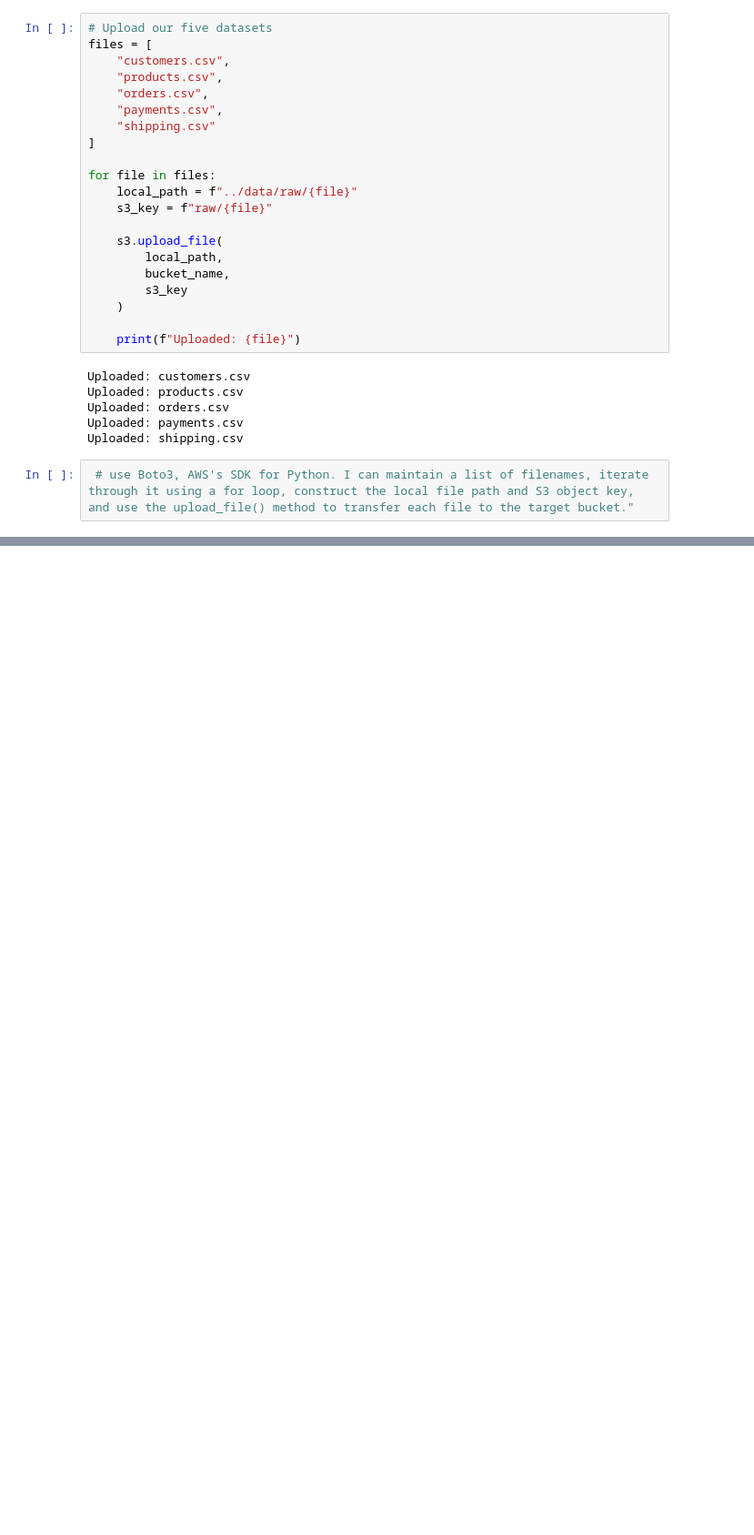
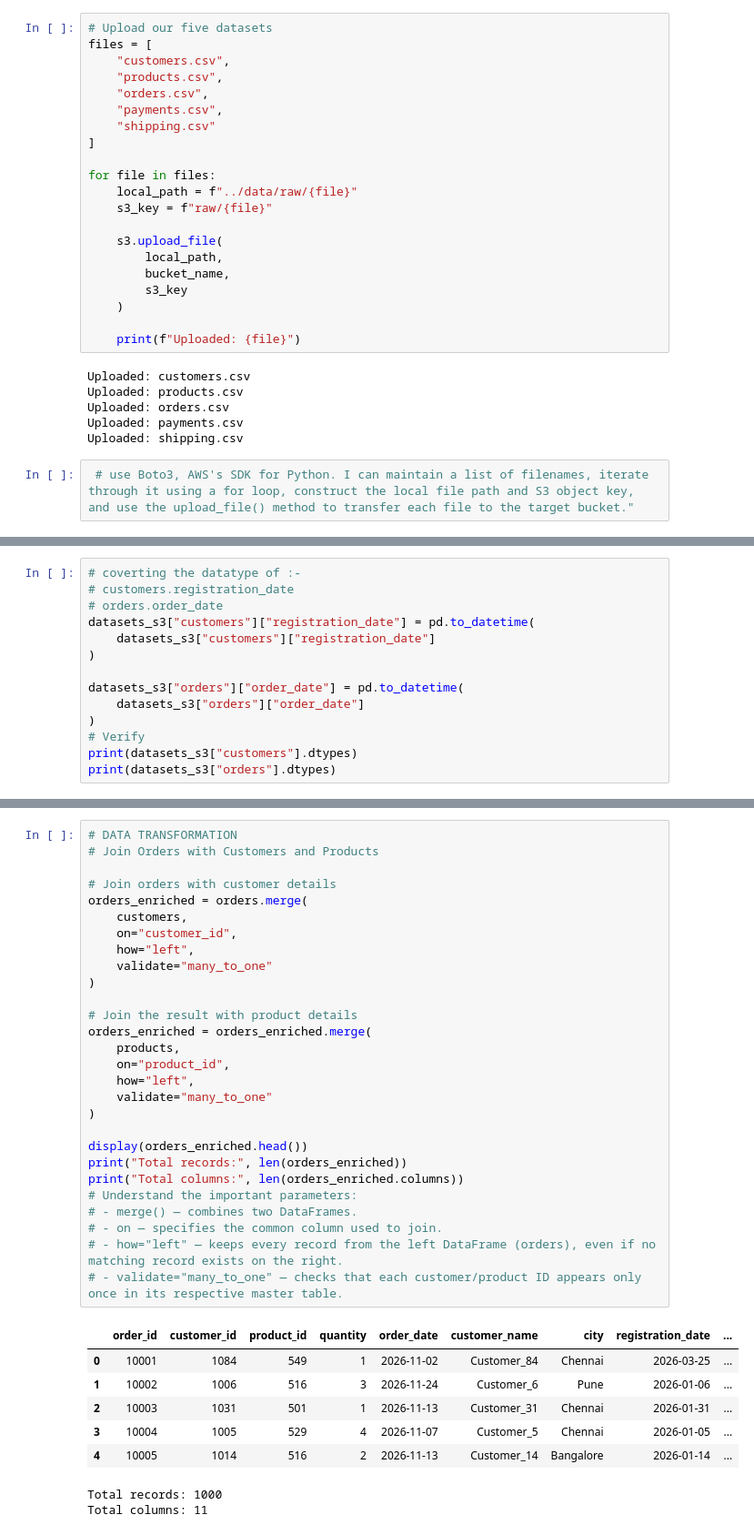
Before and after one commit to AbhayManhas26/end-to-end-data-engineering, a Jupyter notebook: 01_RetailX_Batch_Pipeline.ipynb, the cells around one changed output, grey strips where cells are left out. Shown at 91% size. Drawn from its saved outputs; the diff is of its cells as text; blank space fills up the shorter version.

Commit message:
Completed RetailX batch data processing and S3 upload

```diff
--- a/01_RetailX_Batch_Pipeline.ipynb
+++ b/01_RetailX_Batch_Pipeline.ipynb
@@ -605,0 +774,14 @@ Uploaded: shipping.csv
+# %%
+# coverting the datatype of :-
+# customers.registration_date
+# orders.order_date
+datasets_s3["customers"]["registration_date"] = pd.to_datetime(
+    datasets_s3["customers"]["registration_date"]
+)
+
+datasets_s3["orders"]["order_date"] = pd.to_datetime(
+    datasets_s3["orders"]["order_date"]
+)
+# Verify
+print(datasets_s3["customers"].dtypes)
+print(datasets_s3["orders"].dtypes)
@@ -605,0 +826,37 @@ Uploaded: shipping.csv
+# %%
+# DATA TRANSFORMATION
+# Join Orders with Customers and Products
+
+# Join orders with customer details
+orders_enriched = orders.merge(
+    customers,
+    on="customer_id",
+    how="left",
+    validate="many_to_one"
+)
+
+# Join the result with product details
+orders_enriched = orders_enriched.merge(
+    products,
+    on="product_id",
+    how="left",
+    validate="many_to_one"
+)
+
+display(orders_enriched.head())
+print("Total records:", len(orders_enriched))
+print("Total columns:", len(orders_enriched.columns))
+# Understand the important parameters:
+# - merge() — combines two DataFrames.
+# - on — specifies the common column used to join.
+# - how="left" — keeps every record from the left DataFrame (orders), even if no matching record exists on the right.
+# - validate="many_to_one" — checks that each customer/product ID appears only once in its respective master table.
+# %% [output]
+|  | order_id | customer_id | product_id | quantity | order_date | customer_name | city | registration_date | ... |
+| 0 | 10001 | 1084 | 549 | 1 | 2026-11-02 | Customer_84 | Chennai | 2026-03-25 | ... |
+| 1 | 10002 | 1006 | 516 | 3 | 2026-11-24 | Customer_6 | Pune | 2026-01-06 | ... |
+| 2 | 10003 | 1031 | 501 | 1 | 2026-11-13 | Customer_31 | Chennai | 2026-01-31 | ... |
+| 3 | 10004 | 1005 | 529 | 4 | 2026-11-07 | Customer_5 | Chennai | 2026-01-05 | ... |
+| 4 | 10005 | 1014 | 516 | 2 | 2026-11-13 | Customer_14 | Bangalore | 2026-01-14 | ... |
+Total records: 1000
+Total columns: 11
```
Also changed, not shown: parts of 14 cells of this notebook.
